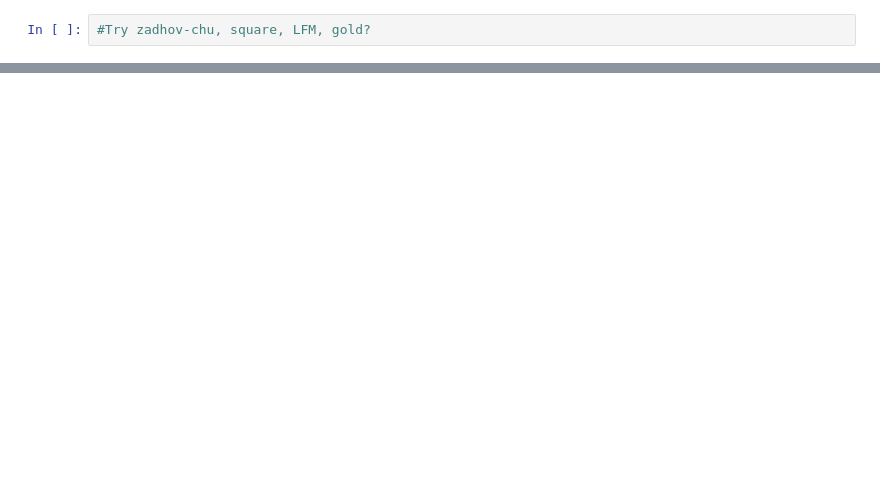
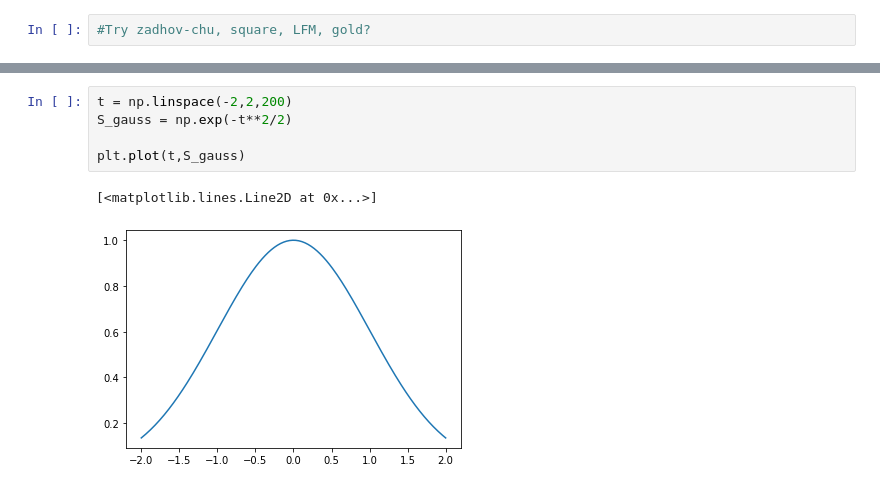
Before and after one commit to efreneau/Ambiguity-Function, a Jupyter notebook: test.ipynb, the cells around one changed output, grey strips where cells are left out. Cells and saved outputs as stored; diff of their text form; blank space fills up the shorter version.

```diff
--- a/test.ipynb
+++ b/test.ipynb
@@ -51,0 +49,8 @@ fig.show()
+# %%
+t = np.linspace(-2,2,200)
+S_gauss = np.exp(-t**2/2)
+
+plt.plot(t,S_gauss)
+# %% [output]
+[<matplotlib.lines.Line2D at 0x...>]
+[figure, added]
```
Also changed, not shown: parts of 11 cells of this notebook, 1 other file.
